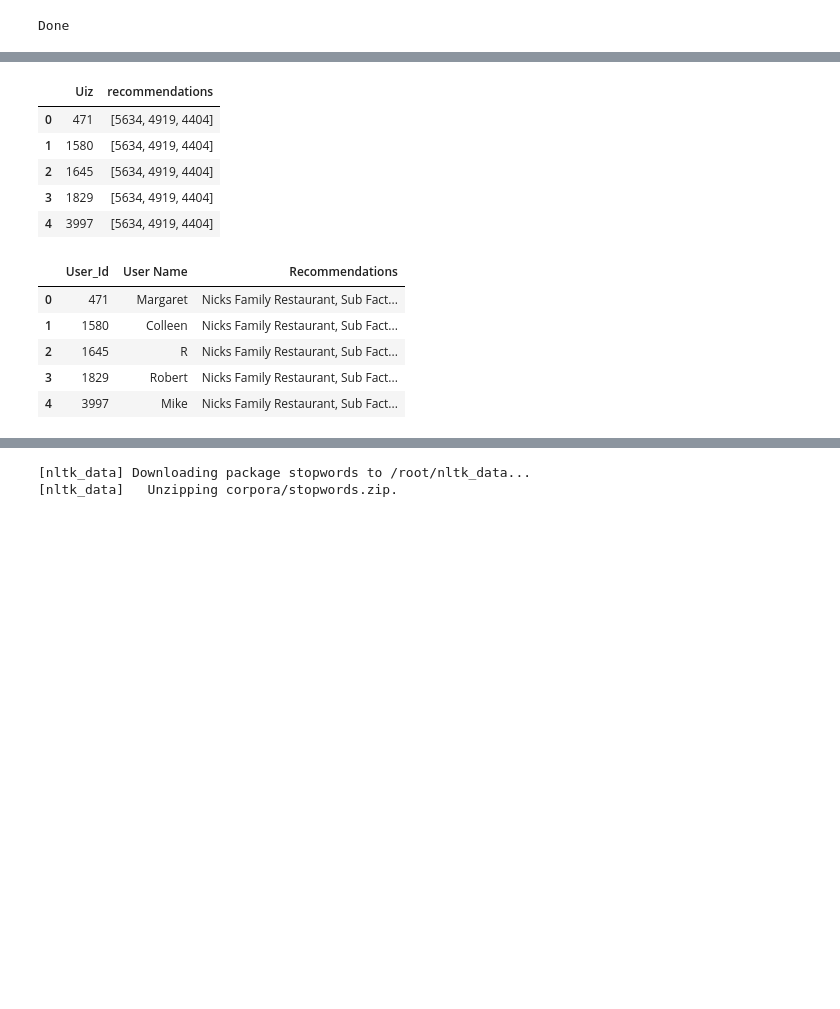
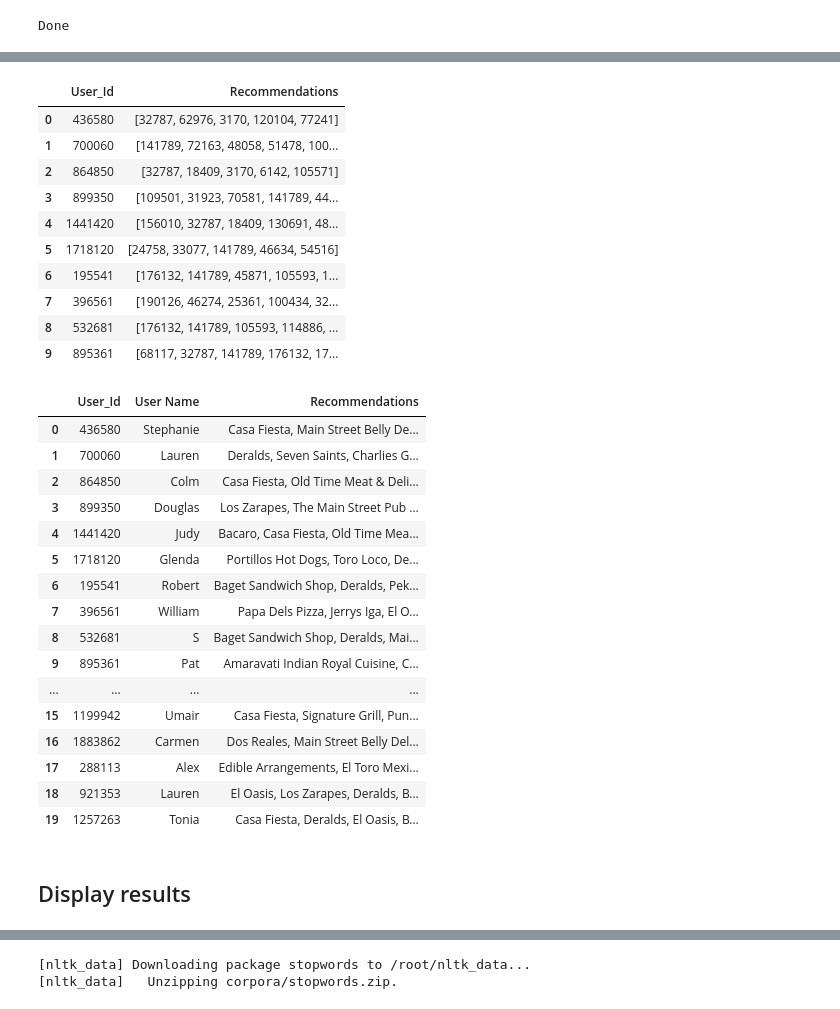
Before and after one commit to RajshreeM29/Restaurant-Recommender, a Jupyter notebook: Restaurant_Recommender.ipynb, the cells around one changed output, grey strips where cells are left out. Saved outputs shown, nothing was run; the diff lists cells and outputs as text; code cells hidden in the pictures; blank space fills up the shorter version.

```diff
--- a/Restaurant_Recommender.ipynb
+++ b/Restaurant_Recommender.ipynb
@@ -322,7 +444,7 @@ root
 #split dataset into training, validation, and testing
 import random
 random.seed(123)
-(training, validation,testing) = df1.randomSplit([0.70,0.10, 0.2])
+(training, validation,testing) = df1.randomSplit([0.60,0.10, 0.3])
 fulltraining = training.union(validation)
 fulltraining.show(10)
 # %% [output]
@@ -345,12 +469,18 @@ only showing top 10 rows
 Now we apply the ALS algorithm. We will tune the Rank as well as the regularizer
 # %%
+%%time
+
 #Cross validation
 
-als = ALS(userCol="Uiz", itemCol="Biz", ratingCol="review_stars", nonnegative=True)
+# als = ALS(userCol="Uiz", itemCol="Biz", ratingCol="review_stars", nonnegative=True, implicitPrefs = True)
+als = ALS(userCol="Uiz", itemCol="Biz", ratingCol="review_stars", nonnegative=True, implicitPrefs = True)
 evaluator = RegressionEvaluator(metricName="rmse", labelCol="review_stars",predictionCol="prediction")
 
-ranks = [x for x in range(1,150,15)]
+ranks = [x for x in range(5,150,15)]
 regparam = [.1,.15,.25,.35,.5]
+
+# ranks = [x for x in range(5,20,5)]
+# regparam = [.1,.15]
 
 best_par = -10
 best_rank = -10
@@ -361,7 +491,7 @@ Reg = ['Regulariser']
 cv_table = pd.DataFrame(columns = Reg )
 cv_table['Regulariser'] = regparam
 
-print("Starting the Validation process")
+print("Starting the training process")
 for r in ranks:
   als.setRank(r)
   j = 0
@@ -384,8 +514,7 @@ for r in ranks:
       best_rank = r
       best_par = par
 
-    iterstart = time.time()
+
 
 print("Best Rank = ",best_rank ,"Best Regularizer", best_par, "Min Error", round(min_err,4) )
-cv_table
 # %% [output]
@@ -433,7 +579,6 @@ Root-mean-square error =  1.8092
 # %%
 # Generate top 3 restaurant recommendations for each user
-userRecs = model.recommendForAllUsers(3)
+num_recs = 5
+userRecs = model.recommendForAllUsers(num_recs)
 userRecs.show()
-# Generate top 3 user recommendations for each restaurant
-BusRecs = model.recommendForAllItems(3)
 # %% [output]
@@ -470,34 +617,52 @@ del usermap
 # %%
 # convert to pandas dataframe
 result_als = userRecs.select("*").toPandas()
-result_als["recommendations"] = result_als["recommendations"].apply(lambda x: [x[i][0] for i in range(3)] )#removing the restaurant ratings, retaining only the ids
-result_als.head()
+result_als["recommendations"] = result_als["recommendations"].apply(lambda x: [x[i][0] for i in range(num_recs)] )#removing the restaurant ratings, retaining only the ids
+result_als.columns = ['User_Id', "Recommendations"]
+result_als.head(10)
 # %% [output]
-|  | Uiz | recommendations |
-| 0 | 471 | [5634, 4919, 4404] |
-| 1 | 1580 | [5634, 4919, 4404] |
-| 2 | 1645 | [5634, 4919, 4404] |
-| 3 | 1829 | [5634, 4919, 4404] |
-| 4 | 3997 | [5634, 4919, 4404] |
+|  | User_Id | Recommendations |
+| 0 | 436580 | [32787, 62976, 3170, 120104, 77241] |
+| 1 | 700060 | [141789, 72163, 48058, 51478, 100... |
+| 2 | 864850 | [32787, 18409, 3170, 6142, 105571] |
+| 3 | 899350 | [109501, 31923, 70581, 141789, 44... |
+| 4 | 1441420 | [156010, 32787, 18409, 130691, 48... |
+| 5 | 1718120 | [24758, 33077, 141789, 46634, 54516] |
+| 6 | 195541 | [176132, 141789, 45871, 105593, 1... |
+| 7 | 396561 | [190126, 46274, 25361, 100434, 32... |
+| 8 | 532681 | [176132, 141789, 105593, 114886, ... |
+| 9 | 895361 | [68117, 32787, 141789, 176132, 17... |
 # %%
 ## now we have to clean up the recommendations column to map back the business names and add a column for the user names
 
-result_als["recommendations"] = result_als["recommendations"].apply(lambda x: [mapper[int(x)] for x in x])
-result_als.columns = ['User_Id', "Recommendations"]
+result_als["Recommendations"] = result_als["Recommendations"].apply(lambda x: [mapper[int(x)] for x in x])
 result_als["User Name"] = result_als["User_Id"].apply(lambda x : user_mapper[int(x)])
 pd.options.display.max_colwidth=100
 result_als["Recommendations"] = result_als["Recommendations"].apply(lambda x: str(x))
 result_als["Recommendations"] = result_als["Recommendations"].str.replace(r'[', "")
 result_als["Recommendations"] = result_als["Recommendations"].str.replace(r']', "")
 result_als["Recommendations"] = result_als["Recommendations"].str.replace(r"'", "")
 result_als["Recommendations"] = result_als["Recommendations"].str.replace(r'"', "")
 
 result_als = result_als[['User_Id', 'User Name','Recommendations']]
-result_als.head()
+result_als.head(20)
 # %% [output]
 |  | User_Id | User Name | Recommendations |
-| 0 | 471 | Margaret | Nicks Family Restaurant, Sub Fact... |
-| 1 | 1580 | Colleen | Nicks Family Restaurant, Sub Fact... |
-| 2 | 1645 | R | Nicks Family Restaurant, Sub Fact... |
-| 3 | 1829 | Robert | Nicks Family Restaurant, Sub Fact... |
-| 4 | 3997 | Mike | Nicks Family Restaurant, Sub Fact... |
+| 0 | 436580 | Stephanie | Casa Fiesta, Main Street Belly De... |
+| 1 | 700060 | Lauren | Deralds, Seven Saints, Charlies G... |
+| 2 | 864850 | Colm | Casa Fiesta, Old Time Meat & Deli... |
+| 3 | 899350 | Douglas | Los Zarapes, The Main Street Pub ... |
+| 4 | 1441420 | Judy | Bacaro, Casa Fiesta, Old Time Mea... |
+| 5 | 1718120 | Glenda | Portillos Hot Dogs, Toro Loco, De... |
+| 6 | 195541 | Robert | Baget Sandwich Shop, Deralds, Pek... |
+| 7 | 396561 | William | Papa Dels Pizza, Jerrys Iga, El O... |
+| 8 | 532681 | S | Baget Sandwich Shop, Deralds, Mai... |
+| 9 | 895361 | Pat | Amaravati Indian Royal Cuisine, C... |
+| ... | ... | ... | ... |
+| 15 | 1199942 | Umair | Casa Fiesta, Signature Grill, Pun... |
+| 16 | 1883862 | Carmen | Dos Reales, Main Street Belly Del... |
+| 17 | 288113 | Alex | Edible Arrangements, El Toro Mexi... |
+| 18 | 921353 | Lauren | El Oasis, Los Zarapes, Deralds, B... |
+| 19 | 1257263 | Tonia | Casa Fiesta, Deralds, El Oasis, B... |
+# %% [markdown]
+## Display results
```
Also changed, not shown: parts of 71 cells of this notebook.
